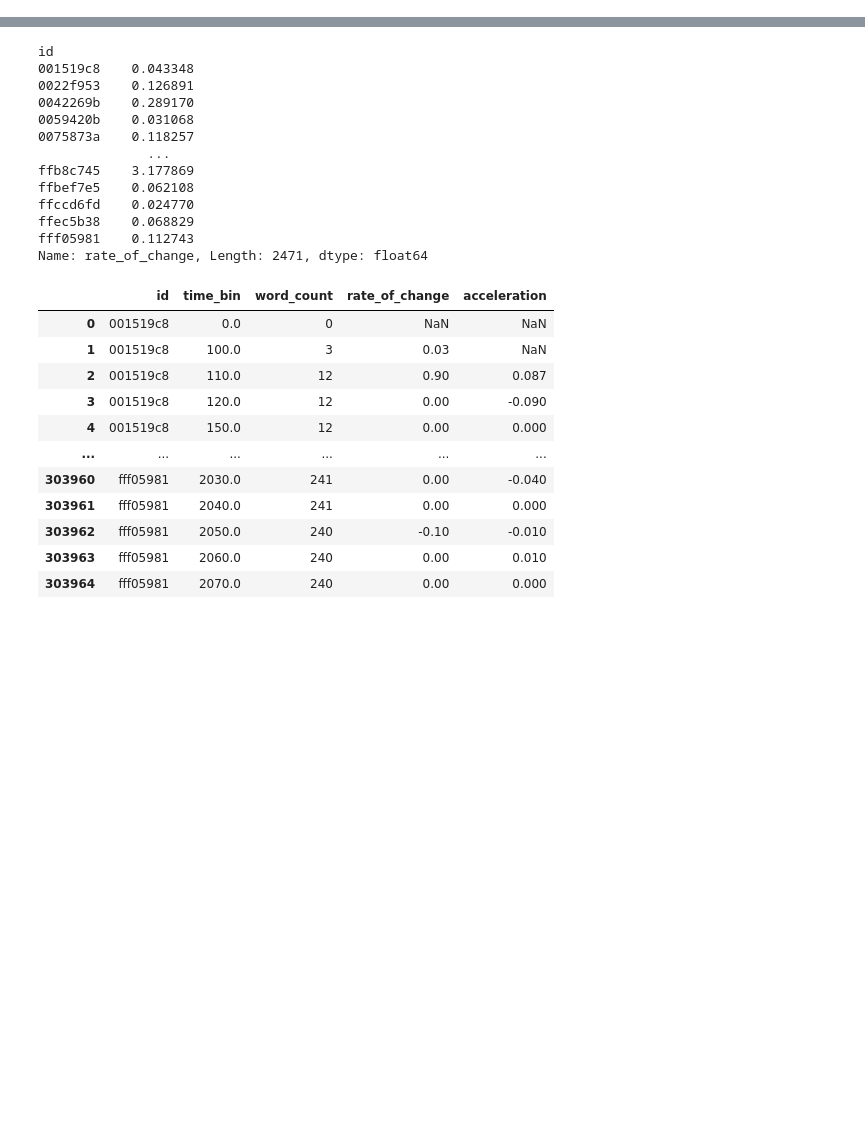
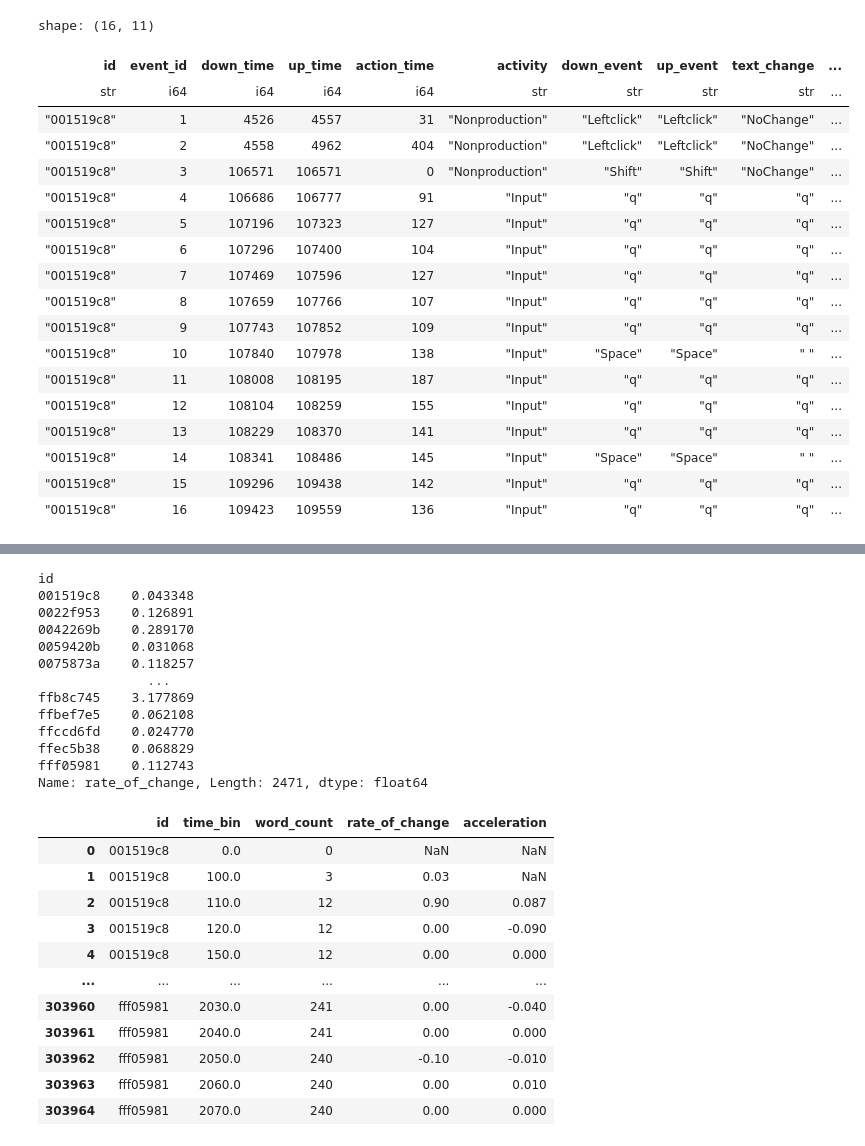
Before and after one commit to uallende/linking_writing_quality, a Jupyter notebook: EDA.ipynb, the cells around one changed output, grey strips where cells are left out. Drawn from its saved outputs; the diff is of its cells as text; code cells hidden in the pictures; blank space fills up the shorter version.

```diff
--- a/EDA.ipynb
+++ b/EDA.ipynb
@@ -132,0 +247,22 @@ from m5_
+# %%
+train_logs.filter(pl.col('id')=='001519c8').head(16).collect()
+# %% [output]
+shape: (16, 11)
+| id | event_id | down_time | up_time | action_time | activity | down_event | up_event | text_change | ... |
+| str | i64 | i64 | i64 | i64 | str | str | str | str | ... |
+| "001519c8" | 1 | 4526 | 4557 | 31 | "Nonproduction" | "Leftclick" | "Leftclick" | "NoChange" | ... |
+| "001519c8" | 2 | 4558 | 4962 | 404 | "Nonproduction" | "Leftclick" | "Leftclick" | "NoChange" | ... |
+| "001519c8" | 3 | 106571 | 106571 | 0 | "Nonproduction" | "Shift" | "Shift" | "NoChange" | ... |
+| "001519c8" | 4 | 106686 | 106777 | 91 | "Input" | "q" | "q" | "q" | ... |
+| "001519c8" | 5 | 107196 | 107323 | 127 | "Input" | "q" | "q" | "q" | ... |
+| "001519c8" | 6 | 107296 | 107400 | 104 | "Input" | "q" | "q" | "q" | ... |
+| "001519c8" | 7 | 107469 | 107596 | 127 | "Input" | "q" | "q" | "q" | ... |
+| "001519c8" | 8 | 107659 | 107766 | 107 | "Input" | "q" | "q" | "q" | ... |
+| "001519c8" | 9 | 107743 | 107852 | 109 | "Input" | "q" | "q" | "q" | ... |
+| "001519c8" | 10 | 107840 | 107978 | 138 | "Input" | "Space" | "Space" | " " | ... |
+| "001519c8" | 11 | 108008 | 108195 | 187 | "Input" | "q" | "q" | "q" | ... |
+| "001519c8" | 12 | 108104 | 108259 | 155 | "Input" | "q" | "q" | "q" | ... |
+| "001519c8" | 13 | 108229 | 108370 | 141 | "Input" | "q" | "q" | "q" | ... |
+| "001519c8" | 14 | 108341 | 108486 | 145 | "Input" | "Space" | "Space" | " " | ... |
+| "001519c8" | 15 | 109296 | 109438 | 142 | "Input" | "q" | "q" | "q" | ... |
+| "001519c8" | 16 | 109423 | 109559 | 136 | "Input" | "q" | "q" | "q" | ... |
```
Also changed, not shown: parts of 61 cells of this notebook, 2 other files.
